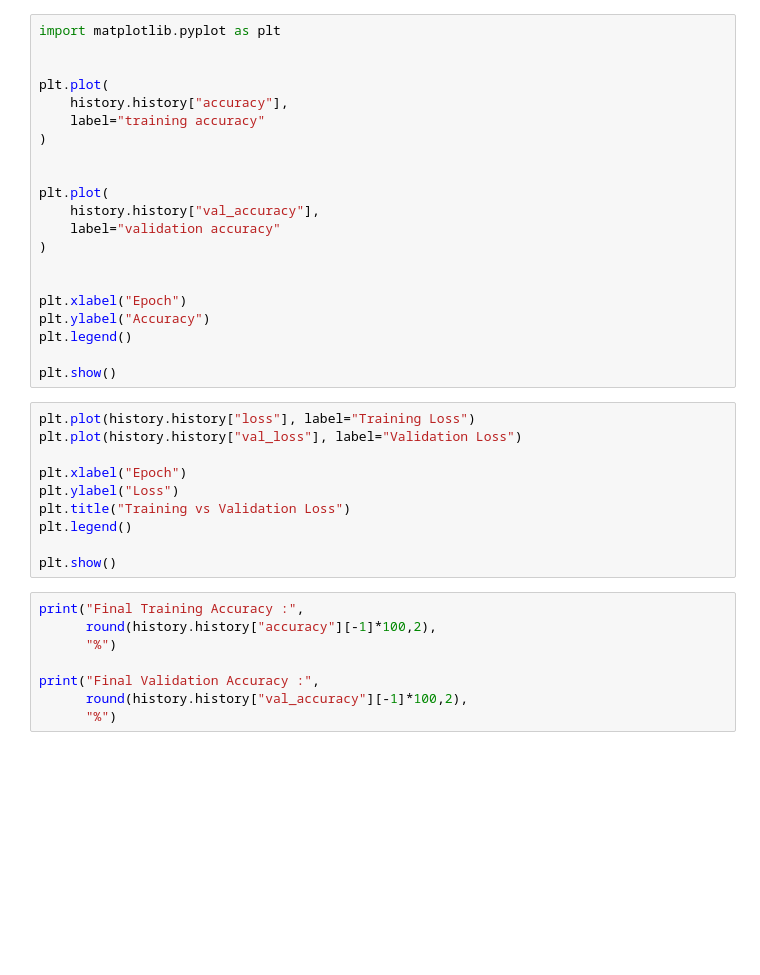
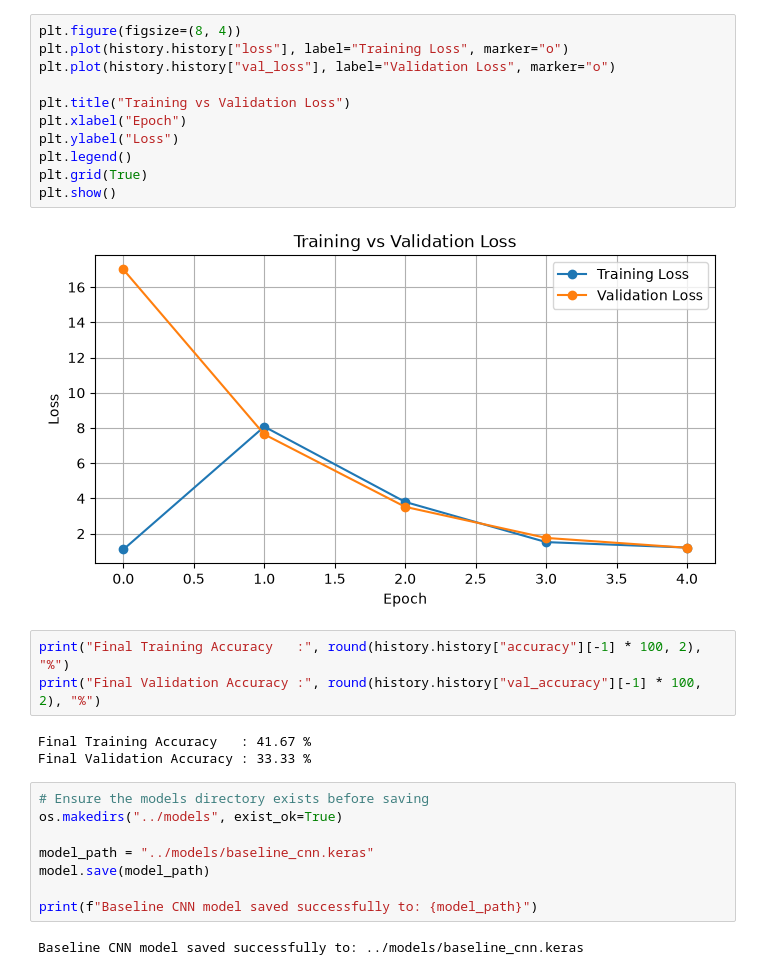
Before and after one commit to anam0505/Infotact-Crop-Disease-Detection, a Jupyter notebook: notebooks/baseline_cnn.ipynb, the cells around one changed output. Cells and saved outputs as stored; diff of their text form; blank space fills up the shorter version.

```diff
--- a/notebooks/baseline_cnn.ipynb
+++ b/notebooks/baseline_cnn.ipynb
@@ -189,40 +137,30 @@ NameError: name 'early_stop' is not defined
 # %%
-import matplotlib.pyplot as plt
+plt.figure(figsize=(8, 4))
+plt.plot(history.history["loss"], label="Training Loss", marker="o")
+plt.plot(history.history["val_loss"], label="Validation Loss", marker="o")
 
-
-plt.plot(
-    history.history["accuracy"],
-    label="training accuracy"
-)
-
-
-plt.plot(
-    history.history["val_accuracy"],
-    label="validation accuracy"
-)
-
-
+plt.title("Training vs Validation Loss")
 plt.xlabel("Epoch")
-plt.ylabel("Accuracy")
+plt.ylabel("Loss")
 plt.legend()
-
+plt.grid(True)
 plt.show()
+# %% [output]
+[figure, added]
 # %%
-plt.plot(history.history["loss"], label="Training Loss")
-plt.plot(history.history["val_loss"], label="Validation Loss")
-
-plt.xlabel("Epoch")
-plt.ylabel("Loss")
-plt.title("Training vs Validation Loss")
-plt.legend()
-
-plt.show()
+print("Final Training Accuracy   :", round(history.history["accuracy"][-1] * 100, 2), "%")
+print("Final Validation Accuracy :", round(history.history["val_accuracy"][-1] * 100, 2), "%")
+# %% [output]
+Final Training Accuracy   : 41.67 %
+Final Validation Accuracy : 33.33 %
 # %%
-print("Final Training Accuracy :",
-      round(history.history["accuracy"][-1]*100,2),
-      "%")
+# Ensure the models directory exists before saving
+os.makedirs("../models", exist_ok=True)
 
-print("Final Validation Accuracy :",
-      round(history.history["val_accuracy"][-1]*100,2),
-      "%")
+model_path = "../models/baseline_cnn.keras"
+model.save(model_path)
+
+print(f"Baseline CNN model saved successfully to: {model_path}")
+# %% [output]
+Baseline CNN model saved successfully to: ../models/baseline_cnn.keras
 # %%
```
Also changed, not shown: parts of 10 cells of this notebook.
